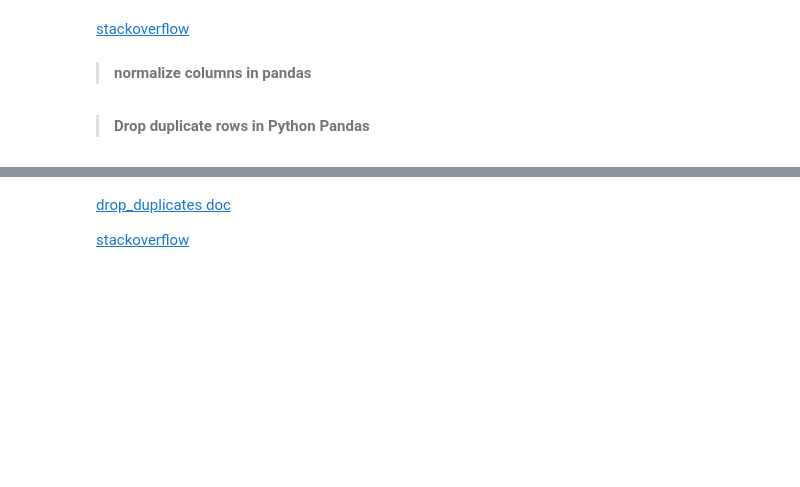
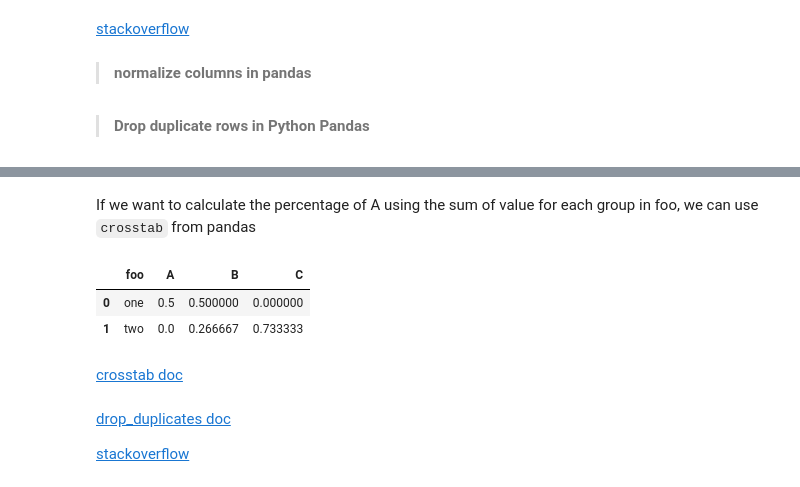
Before and after one commit to johnnychiuchiu/Machine-Learning, a Jupyter notebook: others/pandas_command_note.ipynb, the cells around one changed output, grey strips where cells are left out. Saved outputs shown, nothing was run; the diff lists cells and outputs as text; code cells hidden in the pictures; blank space fills up the shorter version.

```diff
--- a/others/pandas_command_note.ipynb
+++ b/others/pandas_command_note.ipynb
@@ -1000,3 +1047,21 @@ df.drop_duplicates(subset=['A', 'C'], keep=False)
+# %% [markdown]
+If we want to calculate the percentage of A using the sum of value for each group in foo, we can use `crosstab` from pandas
+# %%
+percentage_df = pd.crosstab(index=df['foo'],
+                              columns=df['bar'],
+                              values=df['value'],
+                              aggfunc=np.sum,
+                              dropna=False,
+                              normalize='index')
+percentage_df = percentage_df.reset_index()
+percentage_df.columns.name = None
+percentage_df
+# %% [output]
+|  | foo | A | B | C |
+| 0 | one | 0.5 | 0.500000 | 0.000000 |
+| 1 | two | 0.0 | 0.266667 | 0.733333 |
+# %% [markdown]
+[crosstab doc](https://pandas.pydata.org/pandas-docs/stable/generated/pandas.crosstab.html)
 # %% [markdown]
 [drop_duplicates doc](http://pandas.pydata.org/pandas-docs/version/0.17/generated/pandas.DataFrame.drop_duplicates.html)
 
```
Also changed, not shown: parts of 7 cells of this notebook.
